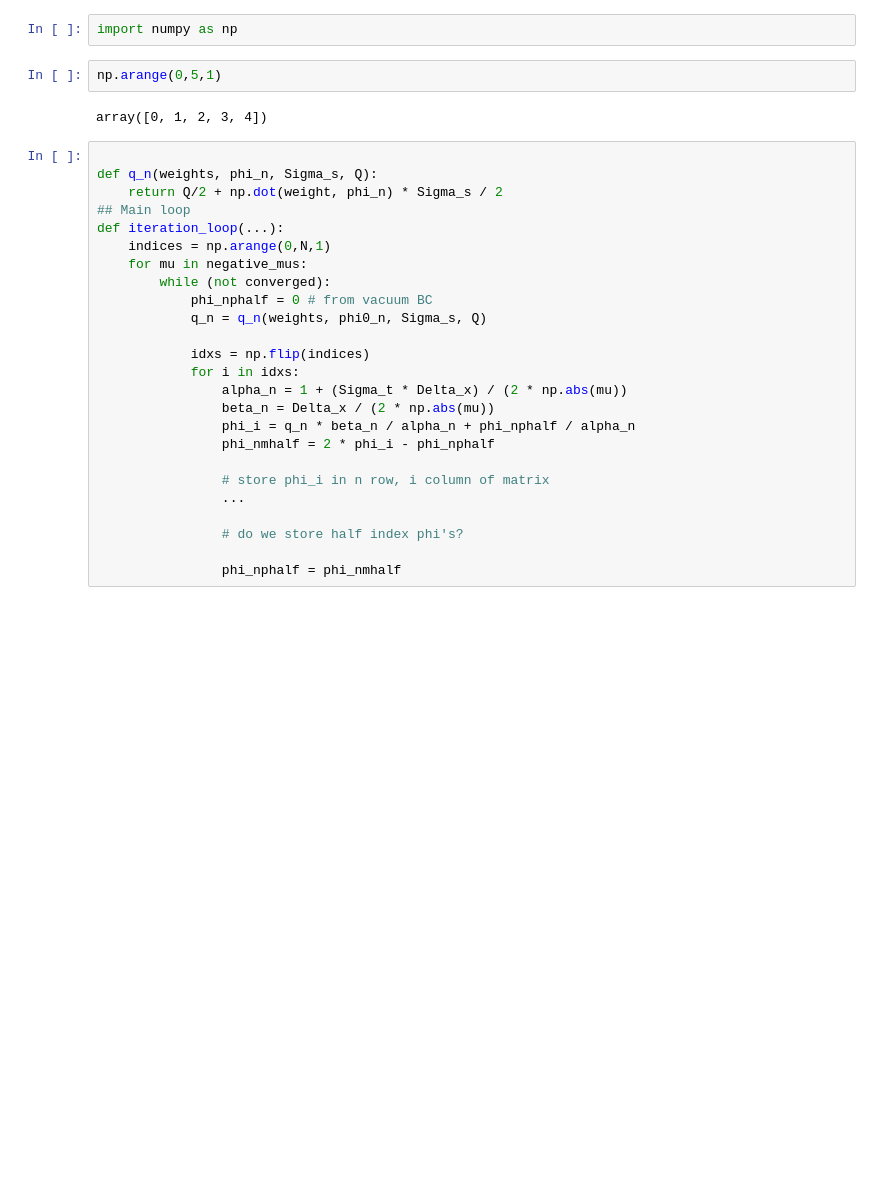
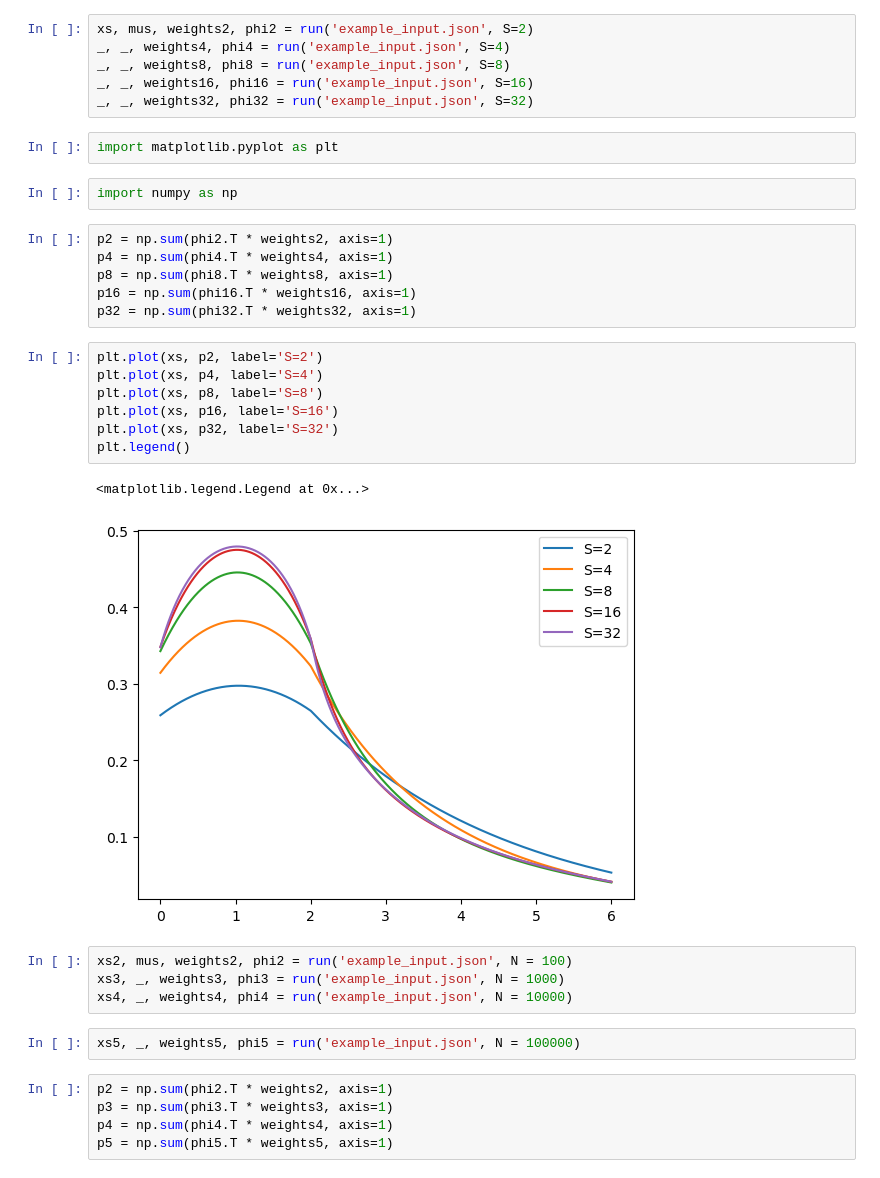
Before and after one commit to yardasol/fall2023, a Jupyter notebook: npre555/hw/hw5/hw5p4.ipynb, the cells around one changed output. Cells and saved outputs as stored; diff of their text form; blank space fills up the shorter version.

```diff
--- a/npre555/hw/hw5/hw5p4.ipynb
+++ b/npre555/hw/hw5/hw5p4.ipynb
@@ -8,31 +3,37 @@ for i in range(0,3):
+# %%
+xs, mus, weights2, phi2 = run('example_input.json', S=2)
+_, _, weights4, phi4 = run('example_input.json', S=4)
+_, _, weights8, phi8 = run('example_input.json', S=8)
+_, _, weights16, phi16 = run('example_input.json', S=16)
+_, _, weights32, phi32 = run('example_input.json', S=32)
+# %%
+import matplotlib.pyplot as plt
 # %%
 import numpy as np
-# %%
-np.arange(0,5,1)
-# %% [output]
-array([0, 1, 2, 3, 4])
-# %%
-
-def q_n(weights, phi_n, Sigma_s, Q):
-    return Q/2 + np.dot(weight, phi_n) * Sigma_s / 2
-## Main loop
-def iteration_loop(...):
-    indices = np.arange(0,N,1)
-    for mu in negative_mus:
-        while (not converged):
-            phi_nphalf = 0 # from vacuum BC
-            q_n = q_n(weights, phi0_n, Sigma_s, Q)
-
-            idxs = np.flip(indices)
-            for i in idxs:
-                alpha_n = 1 + (Sigma_t * Delta_x) / (2 * np.abs(mu))
-                beta_n = Delta_x / (2 * np.abs(mu))
-                phi_i = q_n * beta_n / alpha_n + phi_nphalf / alpha_n
-                phi_nmhalf = 2 * phi_i - phi_nphalf
-
-                # store phi_i in n row, i column of matrix
-                ...
-
-                # do we store half index phi's?
-
-                phi_nphalf = phi_nmhalf
+# %%
+p2 = np.sum(phi2.T * weights2, axis=1)
+p4 = np.sum(phi4.T * weights4, axis=1)
+p8 = np.sum(phi8.T * weights8, axis=1)
+p16 = np.sum(phi16.T * weights16, axis=1)
+p32 = np.sum(phi32.T * weights32, axis=1)
+# %%
+plt.plot(xs, p2, label='S=2')
+plt.plot(xs, p4, label='S=4')
+plt.plot(xs, p8, label='S=8')
+plt.plot(xs, p16, label='S=16')
+plt.plot(xs, p32, label='S=32')
+plt.legend()
+# %% [output]
+<matplotlib.legend.Legend at 0x...>
+[figure, added]
+# %%
+xs2, mus, weights2, phi2 = run('example_input.json', N = 100)
+xs3, _, weights3, phi3 = run('example_input.json', N = 1000)
+xs4, _, weights4, phi4 = run('example_input.json', N = 10000)
+# %%
+xs5, _, weights5, phi5 = run('example_input.json', N = 100000)
+# %%
+p2 = np.sum(phi2.T * weights2, axis=1)
+p3 = np.sum(phi3.T * weights3, axis=1)
+p4 = np.sum(phi4.T * weights4, axis=1)
+p5 = np.sum(phi5.T * weights5, axis=1)
```
Also changed, not shown: parts of 3 cells of this notebook, 2 other files.
